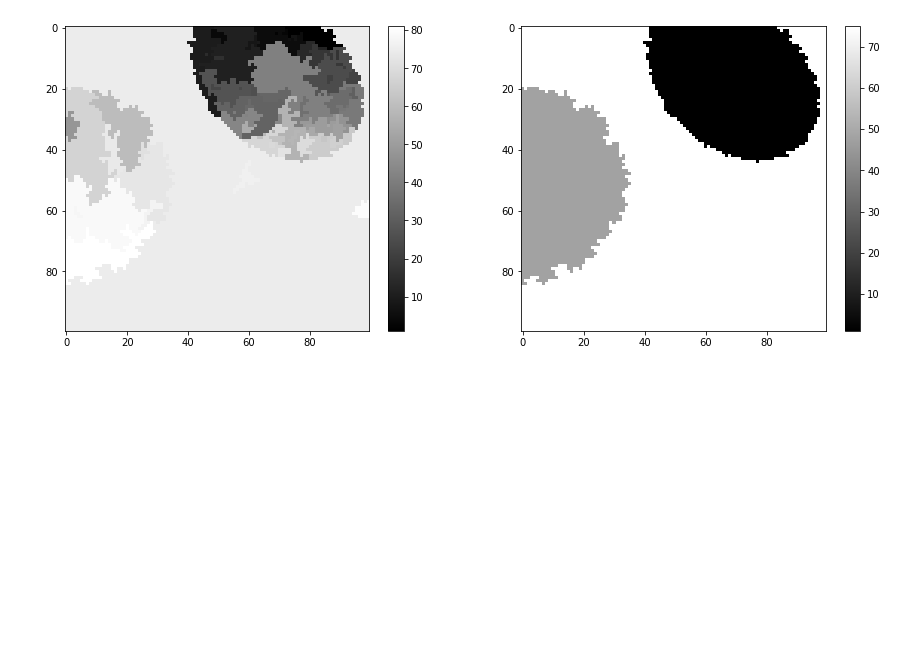
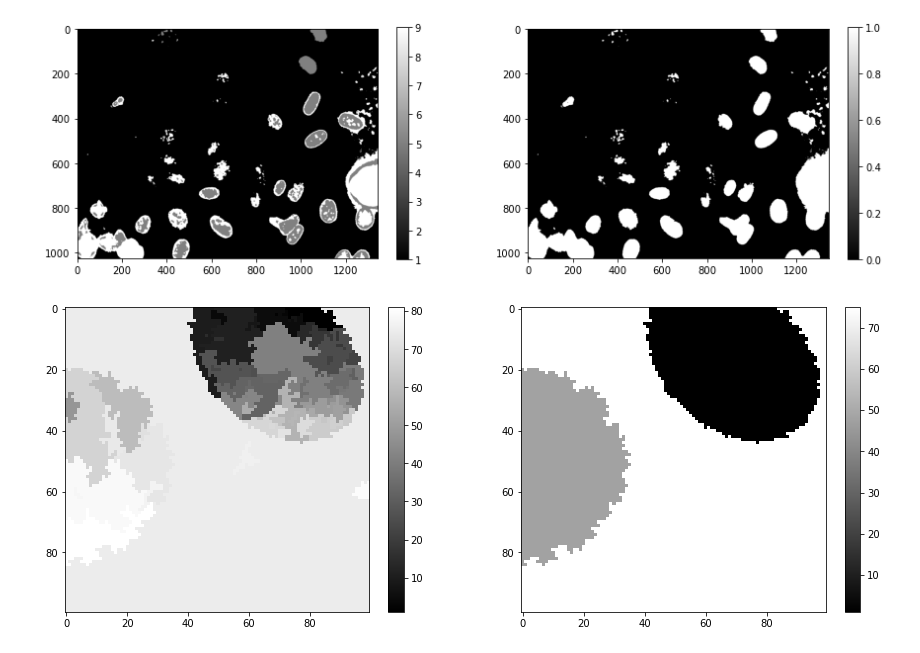
Before and after one commit to datascience-mobi/2021-topic-04-team-04, a Jupyter notebook: Marie.ipynb, the cells around one changed output. Drawn from its saved outputs; the diff is of its cells as text; code cells hidden in the pictures; blank space fills up the shorter version.

```diff
--- a/Marie.ipynb
+++ b/Marie.ipynb
@@ -20,0 +21,8 @@ The autoreload extension is already loaded. To reload it, use:
+# %%
+image_urg_t01_merged_filtered = sk.imread(
+        "Result_Pictures/Unseeded_Region_Growing/NIH3T3/dna-42_merging_0.07_10000_median_3.tif")
+image_urg_t01_merged_filtered_clipped = ds.final_clipping(image_urg_t01_merged_filtered)
+
+ip.show_two_images_colorbar(image_urg_t01_merged_filtered, image_urg_t01_merged_filtered_clipped, 0.54)
+# %% [output]
+[figure, added]
```
Also changed, not shown: parts of 2 cells of this notebook, 1 other file.
